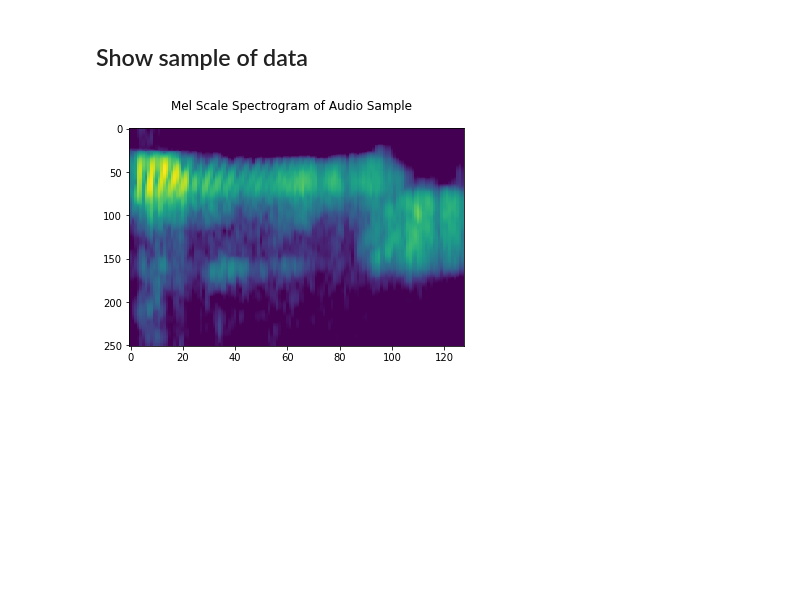
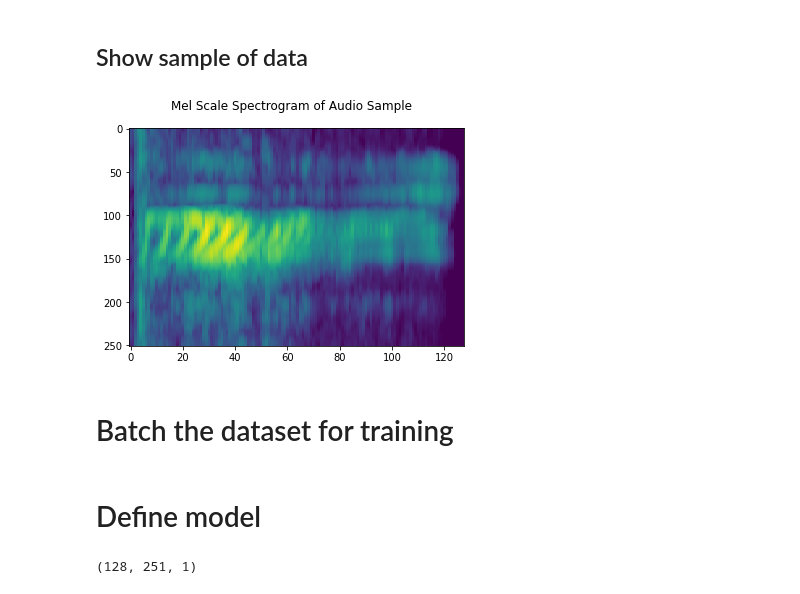
Before and after one commit to lhutton1/harvard-tiny-ml-course, a Jupyter notebook: applications/keyword-spotting.ipynb, the cells around one changed output. Saved outputs shown, nothing was run; the diff lists cells and outputs as text; code cells hidden in the pictures; blank space fills up the shorter version.

```diff
--- a/applications/keyword-spotting.ipynb
+++ b/applications/keyword-spotting.ipynb
@@ -138,14 +132,16 @@ test_ds = preprocess_dataset(test_files)
 # %% [markdown]
 ## Show sample of data
 # %%
-for mfcc, label in train_ds.take(3):
+for mfcc, label in train_ds.take(1):
     mfcc = mfcc.numpy()
     plt.imshow(np.swapaxes(mfcc, 0, 1),
                interpolation='nearest',
                cmap=cm.viridis,
                origin='lower',
                aspect='auto')
     plt.suptitle('Mel Scale Spectrogram of Audio Sample')
     plt.gca().invert_yaxis()
 # %% [output]
-[figure, old version]
+[figure, new version]
+# %% [markdown]
+# Batch the dataset for training
@@ -151,0 +152,14 @@ for mfcc, label in train_ds.take(3):
+# %% [markdown]
+# Define model
+# %%
+for mfcc, _ in train_ds.take(1):
+    input_shape = mfcc.shape
+
+print(input_shape)
+
+# model = models.Sequential([
+#     layers.Input(shape=input_shape),
+#     layers.DepthwiseConv2D()
+# ])
+# %% [output]
+(128, 251, 1)
```
Also changed, not shown: parts of 5 cells of this notebook, 5 other files.
